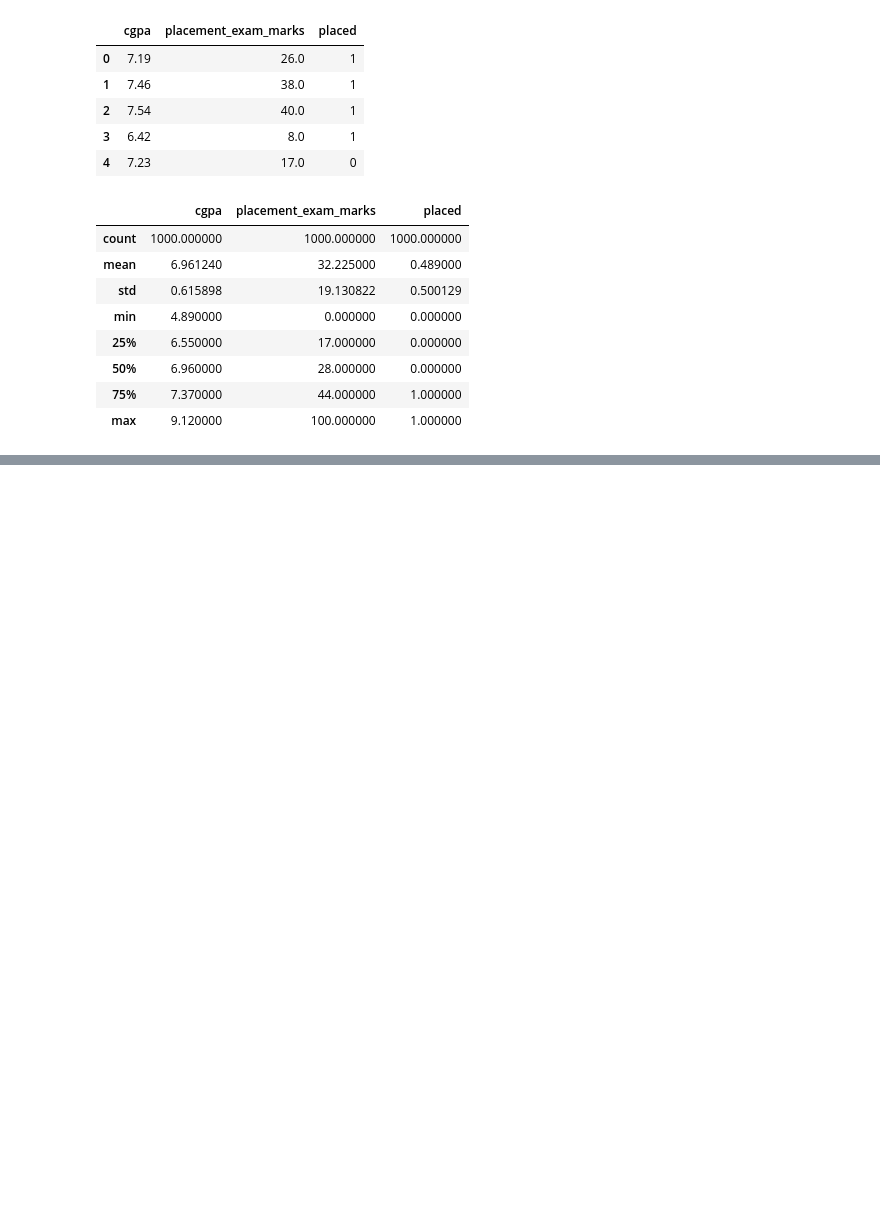
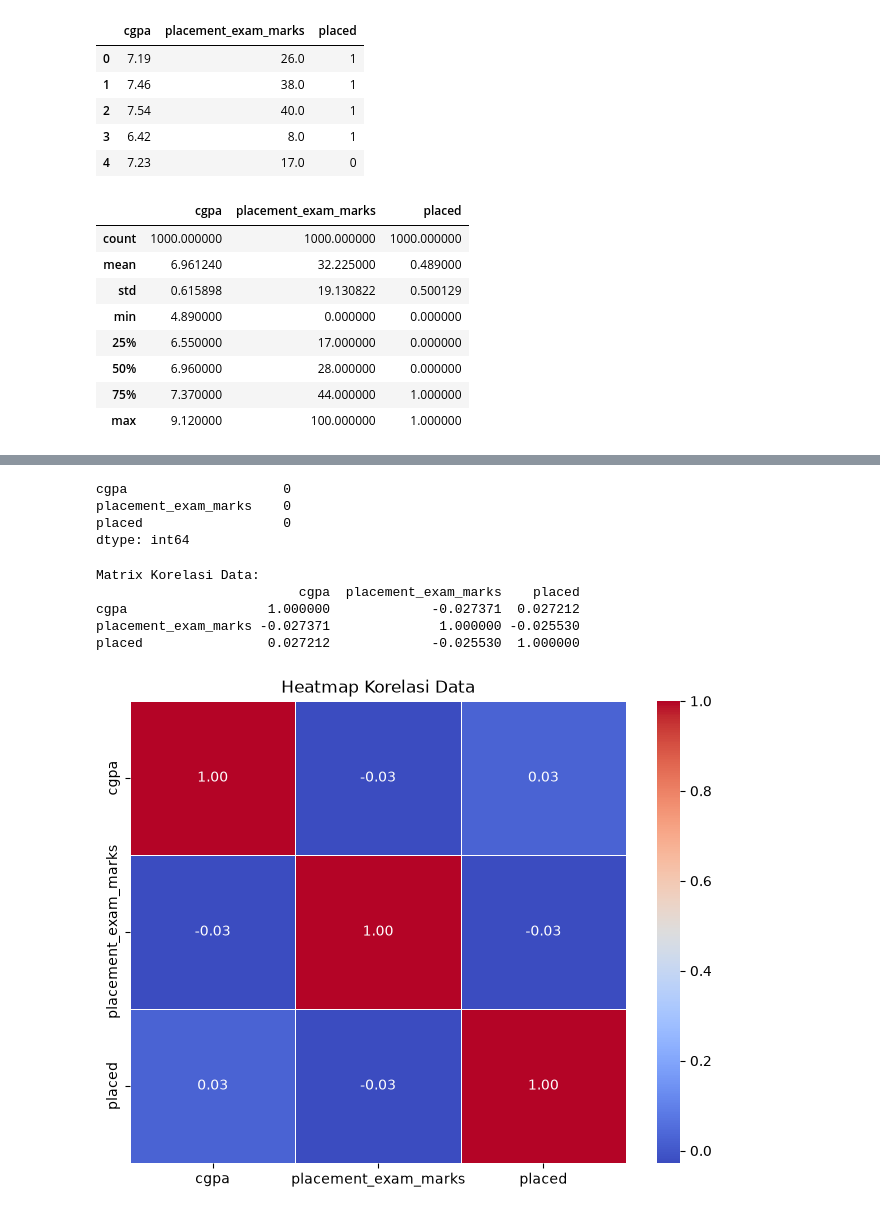
Before and after one commit to Gra0105/Placement-SLR, a Jupyter notebook: prakPlacement.ipynb, the cells around one changed output, grey strips where cells are left out. Saved outputs shown, nothing was run; the diff lists cells and outputs as text; code cells hidden in the pictures; blank space fills up the shorter version.

```diff
--- a/prakPlacement.ipynb
+++ b/prakPlacement.ipynb
@@ -27,0 +96,28 @@ df.describe()
+# %%
+df.isna().sum()
+# %% [output]
+cgpa                    0
+placement_exam_marks    0
+placed                  0
+dtype: int64
+# %%
+# Mengecek korelasi data
+matrix = df.corr()
+print("Matrix Korelasi Data:")
+print(matrix)
+# %% [output]
+Matrix Korelasi Data:
+                          cgpa  placement_exam_marks    placed
+cgpa                  1.000000             -0.027371  0.027212
+placement_exam_marks -0.027371              1.000000 -0.025530
+placed                0.027212             -0.025530  1.000000
+# %%
+import seaborn as sns
+import matplotlib.pyplot as plt
+
+plt.figure(figsize=(8,6))
+sns.heatmap(matrix, annot=True, cmap="coolwarm", fmt=".2f", linewidths=0.5)
+plt.title("Heatmap Korelasi Data")
+plt.show()
+# %% [output]
+[figure, added]
```
Also changed, not shown: parts of 5 cells of this notebook.
